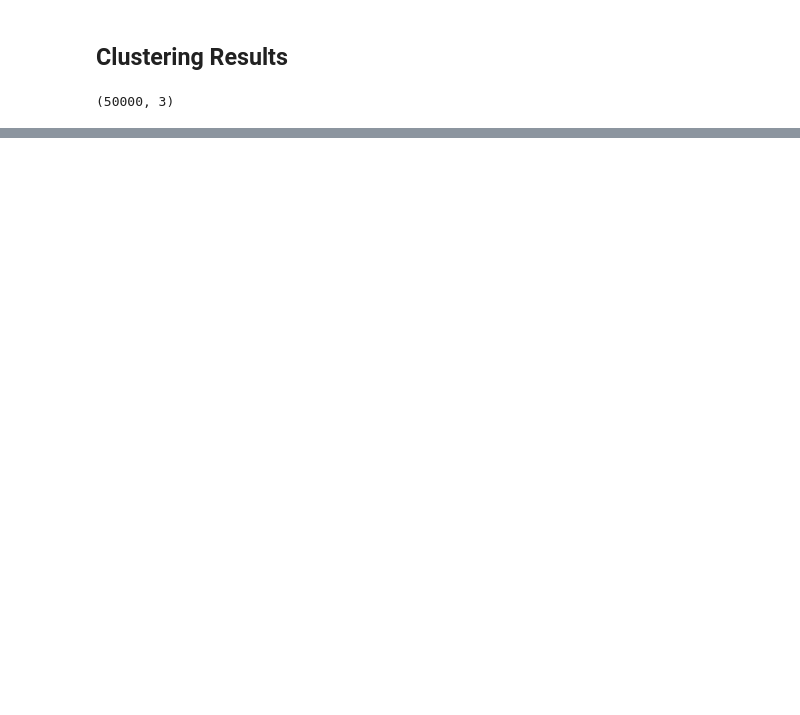
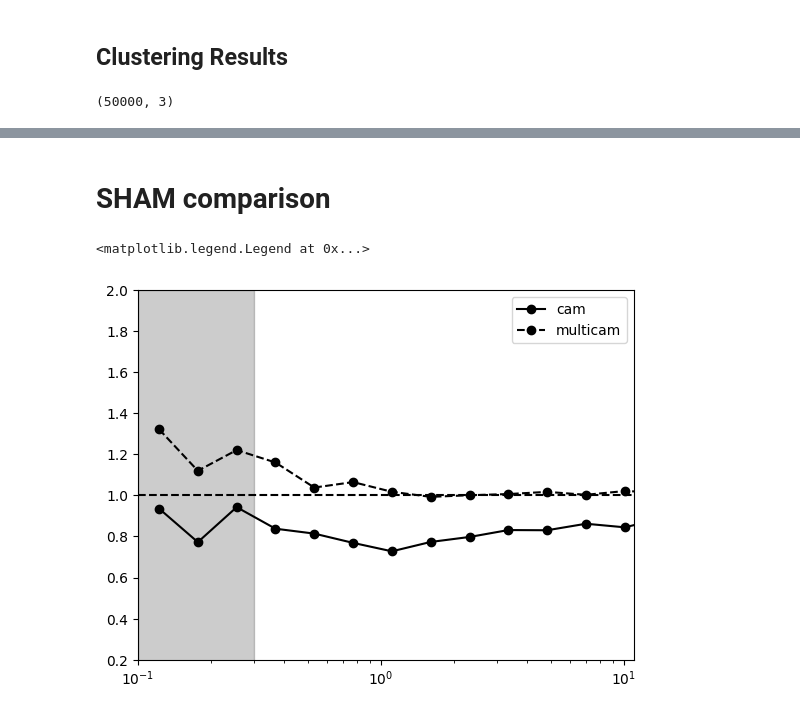
Before and after one commit to ismael-mendoza/multicam-tng-mah, a Jupyter notebook: notebooks/current/2026-03-03-multicam-clustering-mah-with-deviation.ipynb, the cells around one changed output, grey strips where cells are left out. Cells and saved outputs as stored; diff of their text form; code cells hidden in the pictures; blank space fills up the shorter version.

```diff
--- a/notebooks/current/2026-03-03-multicam-clustering-mah-with-deviation.ipynb
+++ b/notebooks/current/2026-03-03-multicam-clustering-mah-with-deviation.ipynb
@@ -280,0 +298,35 @@ plt.fill_betweenx([-2, 2], 0.1, 0.3, color="k", alpha=0.2)
+# %% [markdown]
+# SHAM comparison
+# %%
+xyz_true = return_xyz_formatted_array(
+    hydro_mstar_cut["x"].data, hydro_mstar_cut["y"].data, hydro_mstar_cut["z"].data
+)
+xyz_multicam = return_xyz_formatted_array(
+    hydro_multicam["x"].data, hydro_multicam["y"].data, hydro_multicam["z"].data
+)
+
+xyz_cam = return_xyz_formatted_array(
+    hydro_sham["x"].data, hydro_sham["y"].data, hydro_sham["z"].data
+)
+
+xi_true = tpcf(xyz_true, rbins, randoms=randoms, period=Lbox, num_threads="max")
+xi_multicam = tpcf(xyz_multicam, rbins, randoms=randoms, period=Lbox, num_threads="max")
+xi_cam = tpcf(xyz_cam, rbins, randoms=randoms, period=Lbox, num_threads="max")
+# %%
+plt.semilogx(rbin_centers, xi_cam / xi_true, c="k", ls="-", marker="o", label="cam")
+plt.semilogx(
+    rbin_centers, xi_multicam / xi_true, c="k", ls="--", marker="o", label="multicam"
+)
+
+
+plt.axhline(1.0, ls="--", c="k")
+
+plt.xlim(0.1, 11)
+plt.ylim(0.2, 2.0)
+
+plt.fill_betweenx([-2, 2], 0.1, 0.3, color="k", alpha=0.2)
+
+plt.legend()
+# %% [output]
+<matplotlib.legend.Legend at 0x...>
+[figure, added]
```
Also changed, not shown: parts of 27 cells of this notebook.
